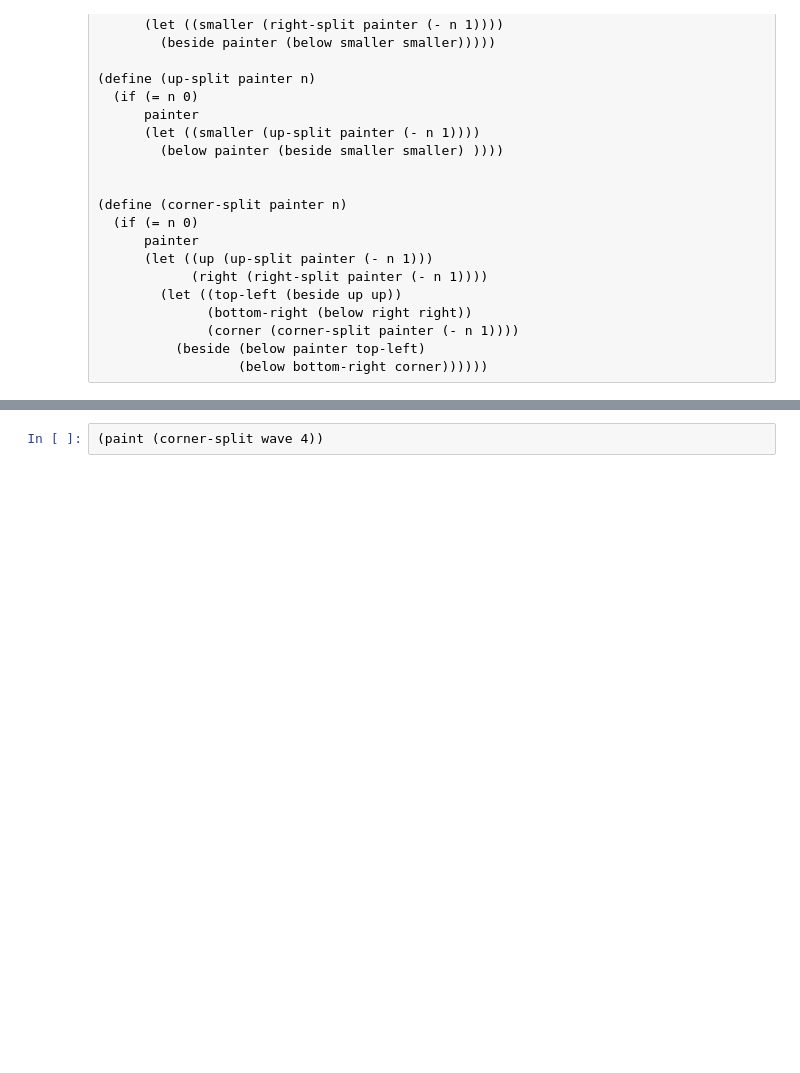
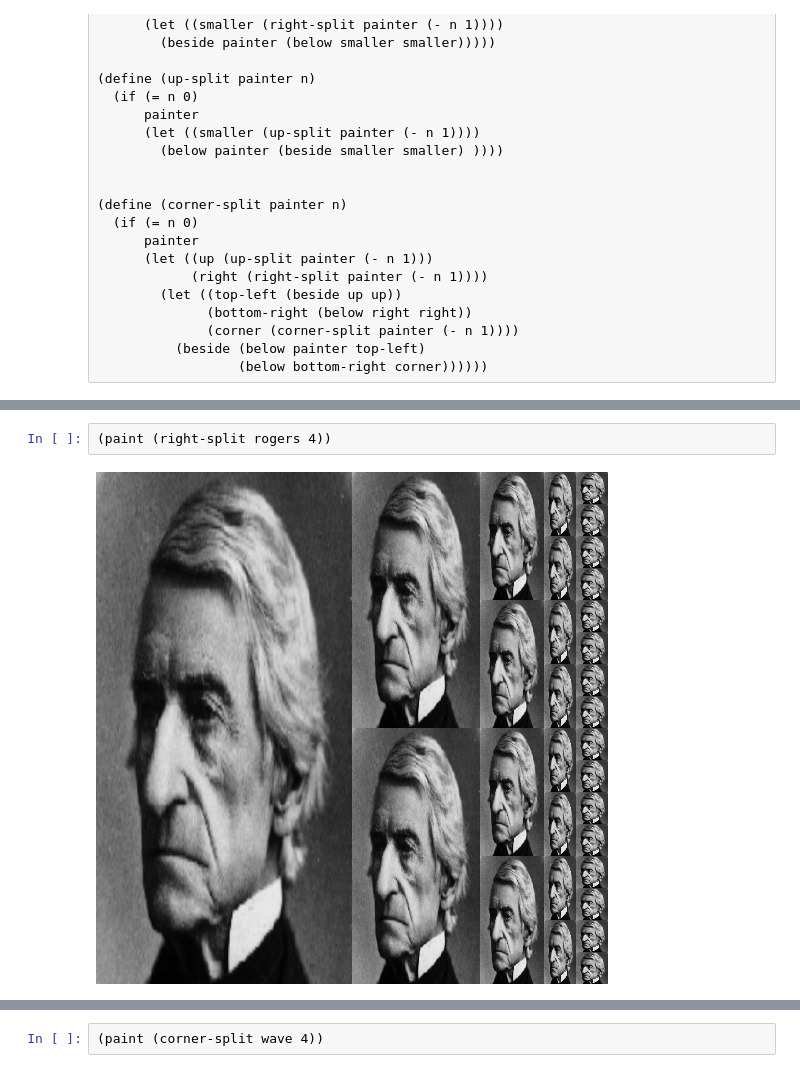
Before and after one commit to onixwr/calysto_scheme_example, a Jupyter notebook: picture_language.ipynb, the cells around one changed output, grey strips where cells are left out. Saved outputs shown, nothing was run; the diff lists cells and outputs as text; blank space fills up the shorter version.

```diff
--- a/picture_language.ipynb
+++ b/picture_language.ipynb
@@ -176,0 +181,4 @@ def paint(painter):
+# %%
+(paint (right-split rogers 4))
+# %% [output]
+[figure, added]
```
Also changed, not shown: parts of 2 cells of this notebook.
